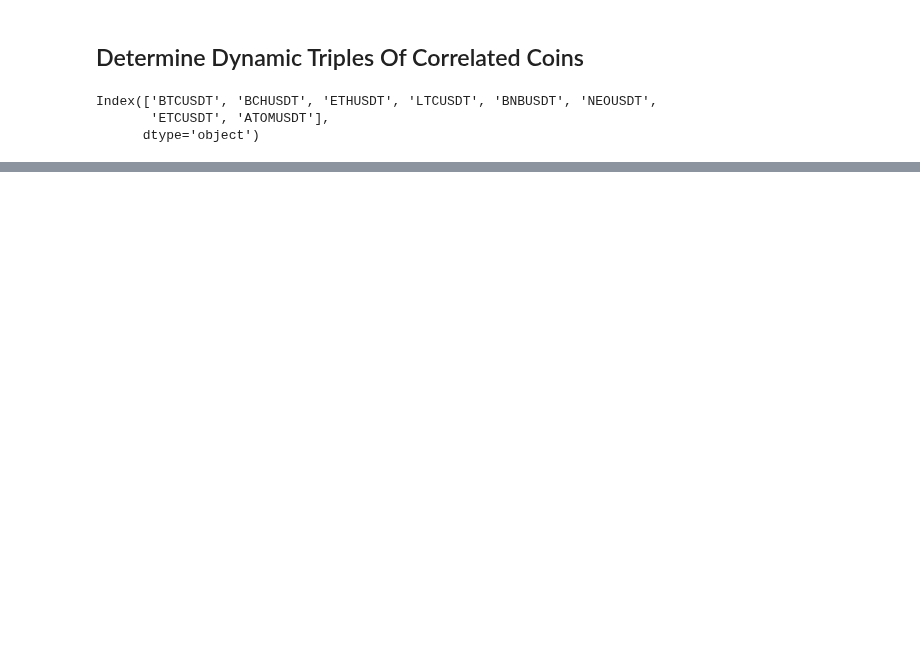
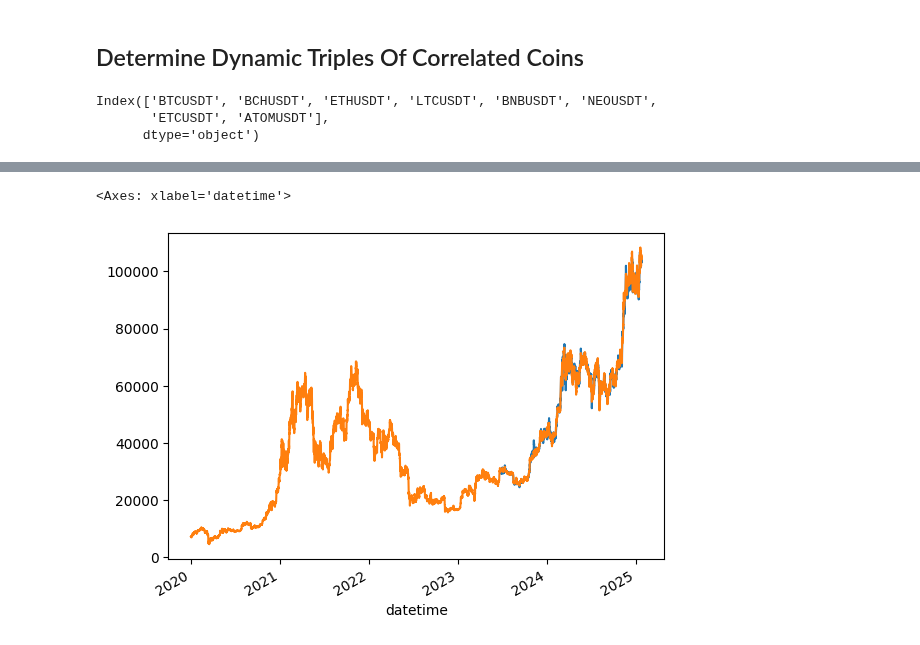
Before and after one commit to wbchristerson/jn-learning, a Jupyter notebook: strategy_09_dynamic_triples.ipynb, the cells around one changed output, grey strips where cells are left out. Drawn from its saved outputs; the diff is of its cells as text; code cells hidden in the pictures; blank space fills up the shorter version.

Commit message:
use multi-regression for correlated basket, test holding until residuals change sign

```diff
--- a/strategy_09_dynamic_triples.ipynb
+++ b/strategy_09_dynamic_triples.ipynb
@@ -192,0 +184,3 @@ dependent_data
+# %%
+independent_data_with_zeroes = independent_data.fillna(0.0)
+independent_data_with_zeroes
@@ -193,4 +202,4 @@ dependent_data
 # %%
 import statsmodels.api as sm
 
-dependent_data = sm.add_constant(dependent_data)
+independent_data_with_zeroes = sm.add_constant(independent_data_with_zeroes)
@@ -196,0 +266,7 @@ dependent_data = sm.add_constant(dependent_data)
+# %%
+from statsmodels.regression.rolling import RollingOLS
+
+model = RollingOLS(px_close["BTCUSDT"], independent_data_with_zeroes, window=look_back_window_size,
+                   min_nobs=look_back_min_periods, expanding=True)
+rolling_result = model.fit(params_only=True)
+rolling_result.params
@@ -196,0 +312,3 @@ dependent_data = sm.add_constant(dependent_data)
+# %%
+estimates = (rolling_result.params[independent_coins] * px_close[independent_coins]).sum(axis=1) + rolling_result.params["const"]
+estimates
@@ -196,0 +329,6 @@ dependent_data = sm.add_constant(dependent_data)
+# %%
+estimates.plot()
+px_close["BTCUSDT"].plot()
+# %% [output]
+<Axes: xlabel='datetime'>
+[figure, added]
```
Also changed, not shown: parts of 30 cells of this notebook, 1 other file.
